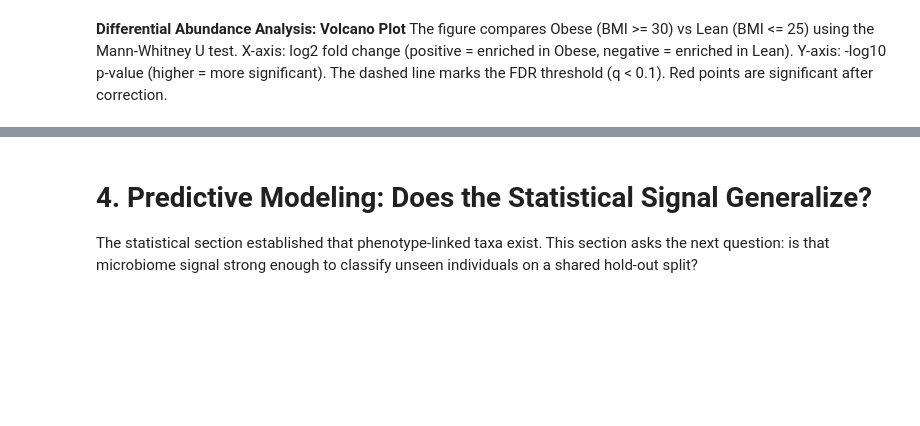
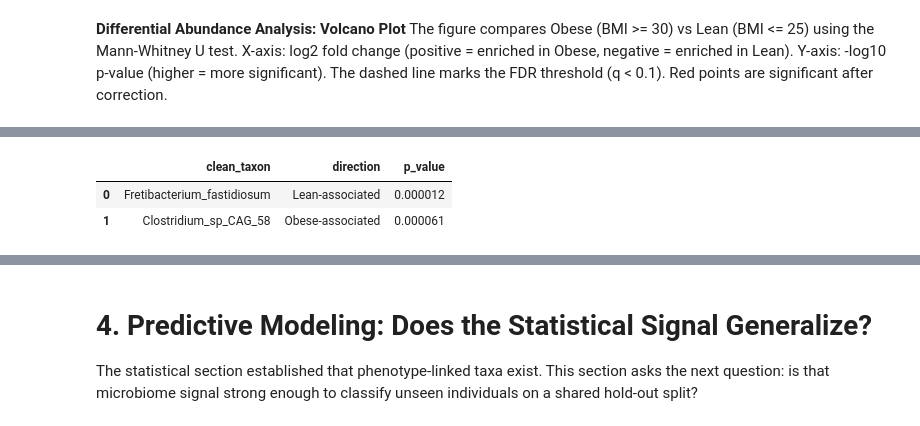
Before and after one commit to lior-benjman/Obesity-gut-bacterial, a Jupyter notebook: research.ipynb, the cells around one changed output, grey strips where cells are left out. Cells and saved outputs as stored; diff of their text form; code cells hidden in the pictures; blank space fills up the shorter version.

Commit message:
fixing according to requirements

```diff
--- a/research.ipynb
+++ b/research.ipynb
@@ -316,0 +320,75 @@ The dashed line marks the FDR threshold (q < 0.1). Red points are significant af
+# %%
+from pathlib import Path
+from mimic_da import apply_mimic
+from mimic_da.miMic_test import apply_nested_anova
+
+# mi-Mic requires a Tag dataframe and a processed abundance table.
+# We reuse the project's post-MIPMLP species-level table `X` because
+# `sub-PCA` collapses this cohort into a single synthetic feature.
+mimic_dir = Path("results/mimic_sum_relative")
+mimic_dir.mkdir(parents=True, exist_ok=True)
+mimic_tag = pd.DataFrame({"Tag": (y == "Obese").astype(int)}, index=y.index)
+
+mimic_start_level, mimic_samba_output = apply_mimic(
+    str(mimic_dir),
+    tag=mimic_tag,
+    eval="man",
+    sis="fdr_bh",
+    correct_first=True,
+    mode="test",
+    save=True,
+    processed=X,
+    preprocess=False,
+    apply_samba=True,
+)
+
+mimic_nested_p = apply_nested_anova(
+    mimic_samba_output,
+    str(mimic_dir),
+    mimic_tag,
+    mode="test",
+    eval="man",
+    threshold_p=0.05,
+)
+
+def clean_mimic_taxon(name: str) -> str:
+    tail = str(name).split(";")[-1]
+    for prefix in ["s__", "g__", "f__", "o__", "c__", "p__", "k__"]:
+        tail = tail.replace(prefix, "")
+    return tail
+
+mimic_all = pd.read_csv(mimic_dir / "df_corrs.csv").rename(columns={"Unnamed: 0": "taxon", "scc": "statistic", "p": "p_value"})
+mimic_all["clean_taxon"] = mimic_all["taxon"].map(clean_mimic_taxon)
+mimic_all["direction"] = np.where(mimic_all["statistic"] > 0, "Obese-associated", "Lean-associated")
+mimic_all = mimic_all.sort_values("p_value").reset_index(drop=True)
+
+mimic_overlap = pd.read_csv(mimic_dir / "miMic&Utest.csv").rename(columns={"Unnamed: 0": "taxon", "scc": "statistic", "p": "p_value"})
+mimic_overlap["clean_taxon"] = mimic_overlap["taxon"].map(clean_mimic_taxon)
+mimic_overlap["direction"] = np.where(mimic_overlap["statistic"] > 0, "Obese-associated", "Lean-associated")
+mimic_overlap = mimic_overlap.sort_values("p_value").reset_index(drop=True)
+
+print(f"mi-Mic nested a priori p-value: {mimic_nested_p:.3e}")
+print(f"mi-Mic starting taxonomy level selected: {mimic_start_level}")
+print(f"mi-Mic significant path/leaf detections: {len(mimic_all)}")
+print(f"Overlap between mi-Mic and the leaf-level Mann-Whitney screen: {len(mimic_overlap)} taxa")
+display(mimic_overlap[["clean_taxon", "direction", "p_value"]])
+
+top_mimic = mimic_all.head(10).copy()
+plt.figure(figsize=(10, 5))
+sns.barplot(
+    data=top_mimic,
+    x="p_value",
+    y="clean_taxon",
+    hue="direction",
+    dodge=False,
+    palette={"Obese-associated": "#fc8d62", "Lean-associated": "#66c2a5"},
+)
+plt.xscale("log")
+plt.gca().invert_xaxis()
+plt.title("Top mi-Mic Discoveries (smaller p-values are stronger)")
+plt.xlabel("mi-Mic p-value (log scale, inverted)")
+plt.ylabel("Taxon")
+plt.legend(title="Direction")
+plt.tight_layout()
+plt.show()
+# %% [output]
@@ -316,0 +413,3 @@ The dashed line marks the FDR threshold (q < 0.1). Red points are significant af
+|  | clean_taxon | direction | p_value |
+| 0 | Fretibacterium_fastidiosum | Lean-associated | 0.000012 |
+| 1 | Clostridium_sp_CAG_58 | Obese-associated | 0.000061 |
```
Also changed, not shown: parts of 24 cells of this notebook, 10 other files.
